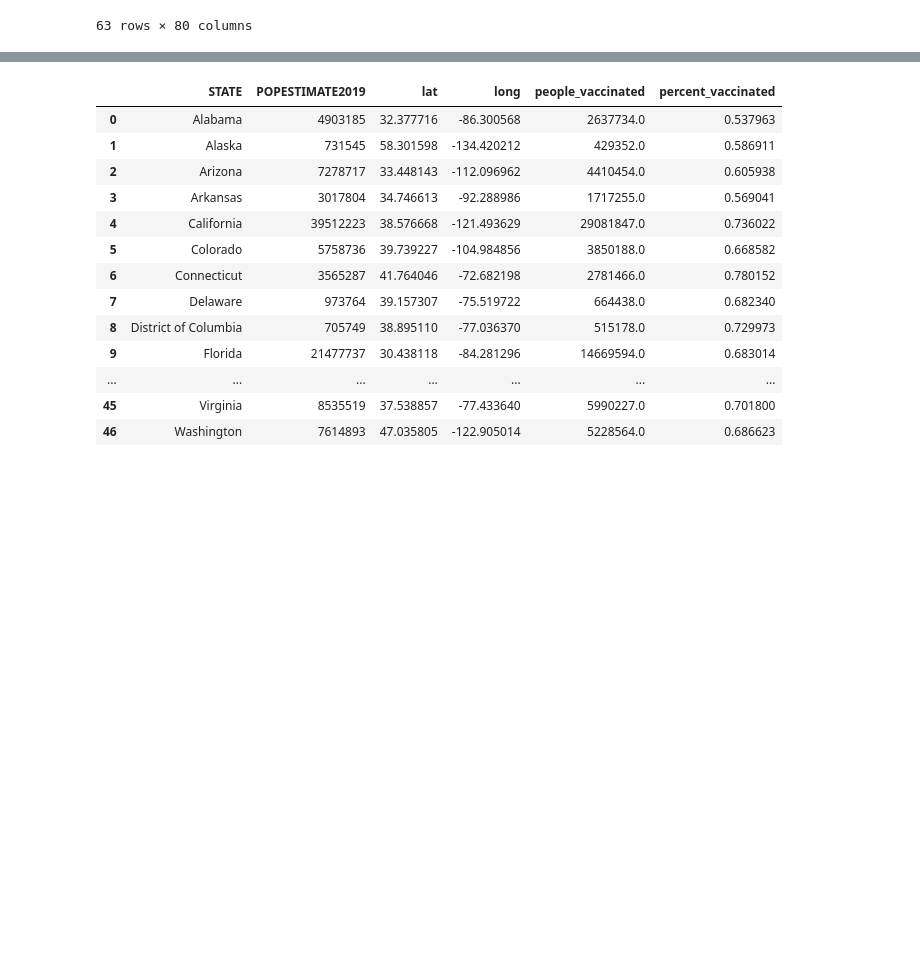
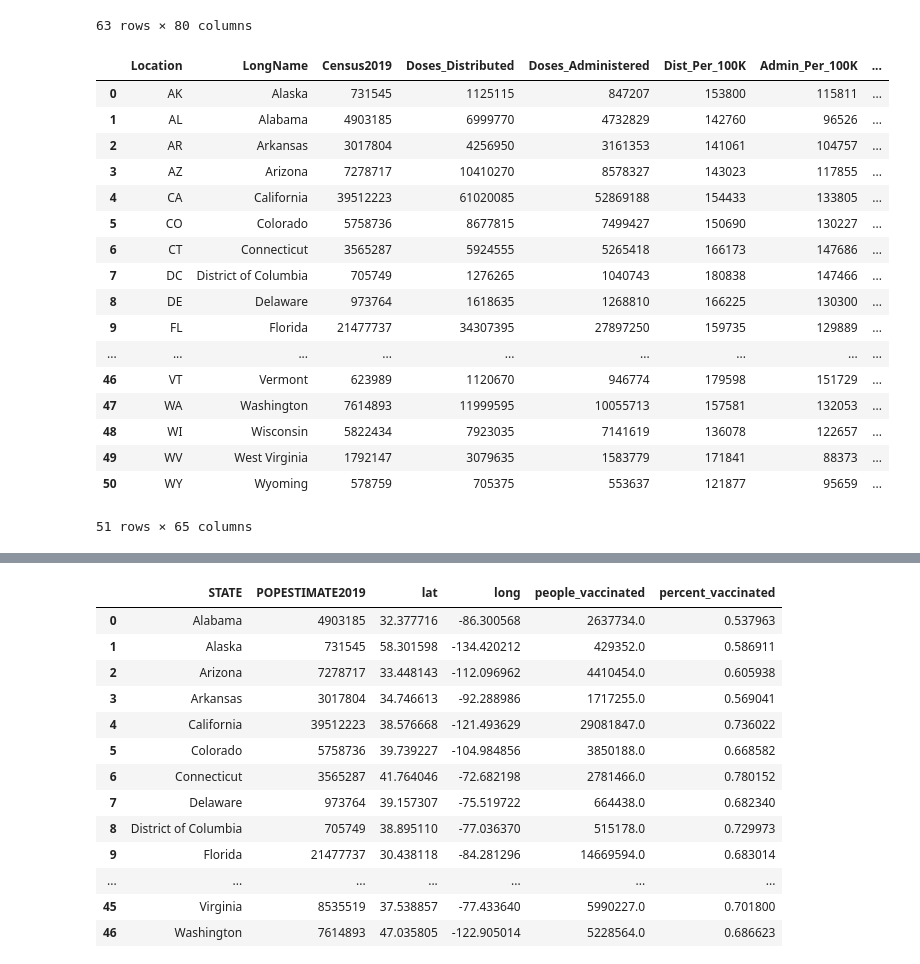
Before and after one commit to Ramsha2025/US-Vaccine-Tracker-Challenge, a Jupyter notebook: US-Vaccine-Tracker.ipynb, the cells around one changed output, grey strips where cells are left out. Cells and saved outputs as stored; diff of their text form; code cells hidden in the pictures; blank space fills up the shorter version.

Commit message:
Updated headers and columns/rows

```diff
--- a/US-Vaccine-Tracker.ipynb
+++ b/US-Vaccine-Tracker.ipynb
@@ -77,3 +56,47 @@ us_vaccine_admin_df
 | 62 | WV | WVA | West Virginia | 1792147 | Report | 3079635 | 1583779 | ... |
 | 63 | WY | WYA | Wyoming | 578759 | Report | 705375 | 553637 | ... |
 63 rows × 80 columns
+# %%
+us_vaccine_admin_df
+us_vaccine_admin_df.drop(
+            labels=['date_type','ShortName','Administered_Unk_Manuf','Distributed_Unk_Manuf','Series_Complete_Unk_Manuf',
+            'Series_Complete_Unk_Manuf_18Plus','Series_Complete_Unk_Manuf_65Plus',
+            'Series_Complete_Yes','Administered_65Plus_Entity','Series_Complete_Unk_Manuf_12Plus',
+            'Administered_12Plus_Entity','Additional_Doses_Moderna','Additional_Doses_Pfizer',
+            'Additional_Doses_Janssen','Additional_Doses_Unk_Manuf'],
+            axis=1,
+            inplace=True
+            )
+# %%
+#removes us territories from dataframe
+us_vaccine_admin_df.drop(
+            labels=[4,6,11,
+            14,16,20,
+            29,33,48,
+            50, 57, 58],
+            axis=0,
+            inplace=True
+            )
+# %%
+#resets index
+us_vaccine_admin_df=us_vaccine_admin_df.reset_index(drop=True)
+us_vaccine_admin_df
+# %% [output]
+|  | Location | LongName | Census2019 | Doses_Distributed | Doses_Administered | Dist_Per_100K | Admin_Per_100K | ... |
+| 0 | AK | Alaska | 731545 | 1125115 | 847207 | 153800 | 115811 | ... |
+| 1 | AL | Alabama | 4903185 | 6999770 | 4732829 | 142760 | 96526 | ... |
+| 2 | AR | Arkansas | 3017804 | 4256950 | 3161353 | 141061 | 104757 | ... |
+| 3 | AZ | Arizona | 7278717 | 10410270 | 8578327 | 143023 | 117855 | ... |
+| 4 | CA | California | 39512223 | 61020085 | 52869188 | 154433 | 133805 | ... |
+| 5 | CO | Colorado | 5758736 | 8677815 | 7499427 | 150690 | 130227 | ... |
+| 6 | CT | Connecticut | 3565287 | 5924555 | 5265418 | 166173 | 147686 | ... |
+| 7 | DC | District of Columbia | 705749 | 1276265 | 1040743 | 180838 | 147466 | ... |
+| 8 | DE | Delaware | 973764 | 1618635 | 1268810 | 166225 | 130300 | ... |
+| 9 | FL | Florida | 21477737 | 34307395 | 27897250 | 159735 | 129889 | ... |
+| ... | ... | ... | ... | ... | ... | ... | ... | ... |
+| 46 | VT | Vermont | 623989 | 1120670 | 946774 | 179598 | 151729 | ... |
+| 47 | WA | Washington | 7614893 | 11999595 | 10055713 | 157581 | 132053 | ... |
+| 48 | WI | Wisconsin | 5822434 | 7923035 | 7141619 | 136078 | 122657 | ... |
+| 49 | WV | West Virginia | 1792147 | 3079635 | 1583779 | 171841 | 88373 | ... |
+| 50 | WY | Wyoming | 578759 | 705375 | 553637 | 121877 | 95659 | ... |
+51 rows × 65 columns
```
Also changed, not shown: parts of 3 cells of this notebook.
